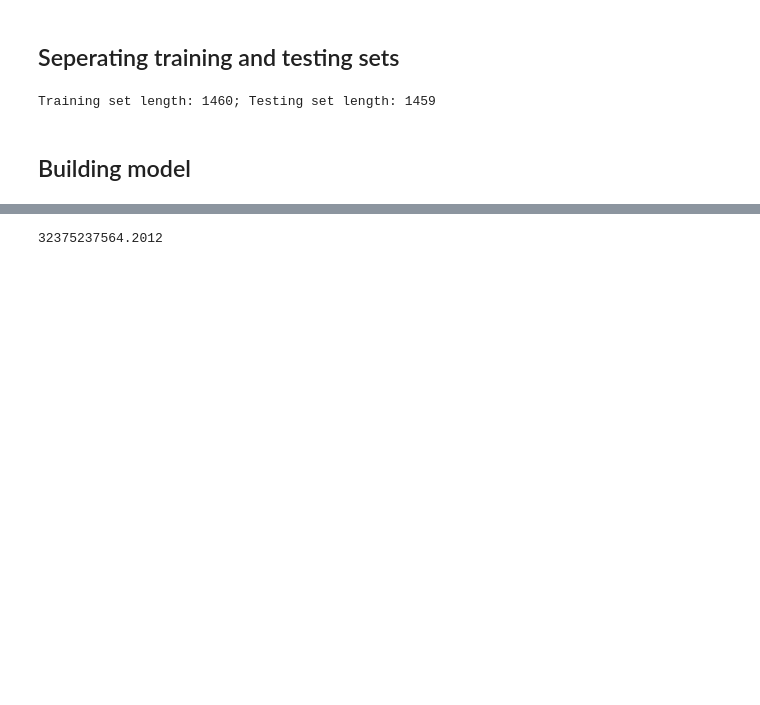
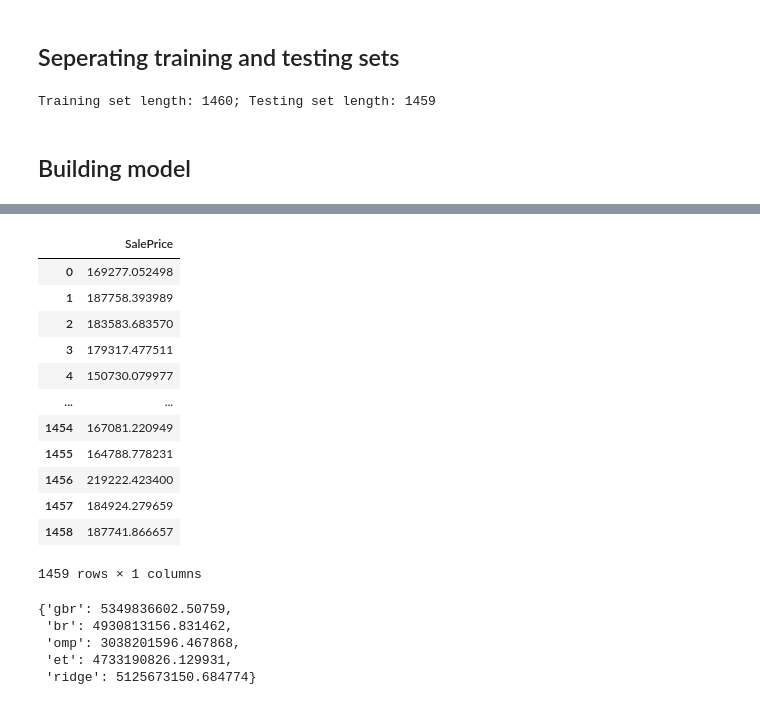
Before and after one commit to petermok-1213/house-price-regression, a Jupyter notebook: ipynb/random_forest_regression.ipynb, the cells around one changed output, grey strips where cells are left out. Cells and saved outputs as stored; diff of their text form; code cells hidden in the pictures; blank space fills up the shorter version.

```diff
--- a/ipynb/random_forest_regression.ipynb
+++ b/ipynb/random_forest_regression.ipynb
@@ -607,7 +700,26 @@ test.drop(['Id', 'SalePrice'], axis=1, inplace=True)
 # %%
-y_pred = regr.predict(test)
-y_true = pd.read_csv('../dataset/sample_submission.csv')
-
-mean_squared_error(y_true.drop('Id', axis=1), y_pred)
+y_true = pd.read_csv('../dataset/sample_submission.csv').drop('Id', axis=1)
+y_true
 # %% [output]
+|  | SalePrice |
+| 0 | 169277.052498 |
+| 1 | 187758.393989 |
+| 2 | 183583.683570 |
+| 3 | 179317.477511 |
+| 4 | 150730.079977 |
+| ... | ... |
+| 1454 | 167081.220949 |
+| 1455 | 164788.778231 |
+| 1456 | 219222.423400 |
+| 1457 | 184924.279659 |
+| 1458 | 187741.866657 |
-32375237564.2012
+1459 rows × 1 columns
+# %%
+MSEs = {name: mean_squared_error(y_true=y_true, y_pred=y_preds[name]) for name, _ in models.items()}
+MSEs
+# %% [output]
+{'gbr': 5349836602.50759,
+ 'br': 4930813156.831462,
+ 'omp': 3038201596.467868,
+ 'et': 4733190826.129931,
+ 'ridge': 5125673150.684774}
```
Also changed, not shown: parts of 20 cells of this notebook.
